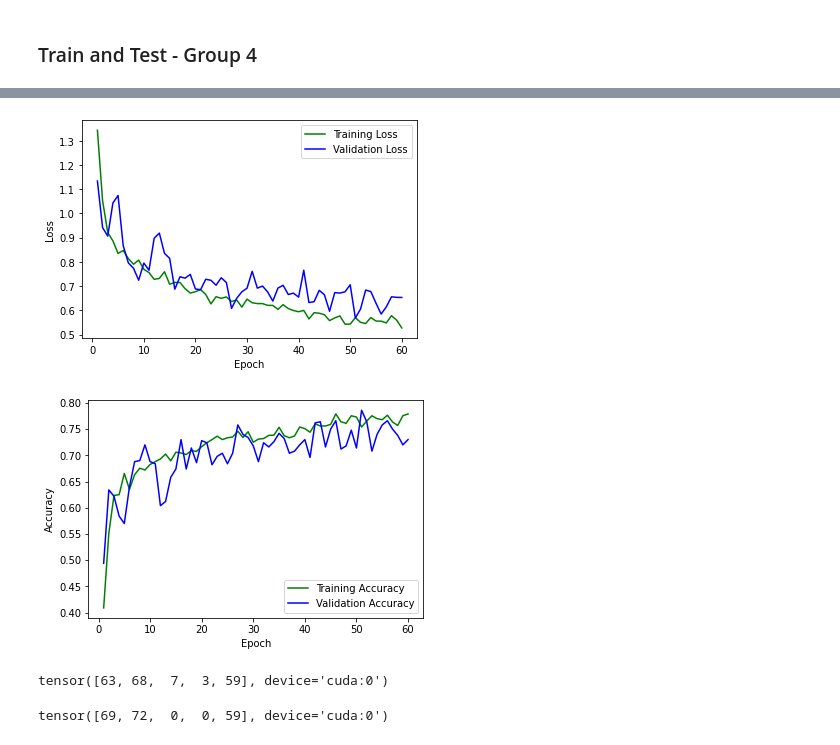
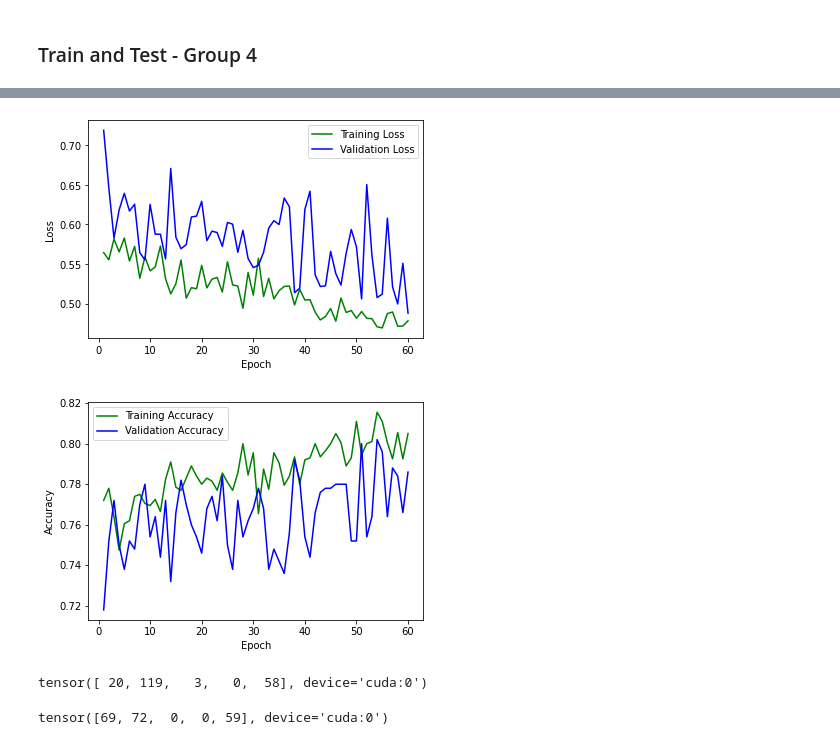
Before and after one commit to jmaness/csc591nn-projc1, a Jupyter notebook: c2.ipynb, the cells around one changed output, grey strips where cells are left out. Cells and saved outputs as stored; diff of their text form; code cells hidden in the pictures.

```diff
--- a/c2.ipynb
+++ b/c2.ipynb
@@ -819,7 +819,7 @@ Finished generating predictions to predictions_c2_g3.csv
 # %% [markdown]
 ### Train and Test - Group 4
 # %%
-model = get_model(1024, 0.5, 128, 0.5).to(device)
+#model = get_model(1024, 0.5, 128, 0.5).to(device)
 y_hat_test = train_and_test(model, group_4(), num_epochs=60)
 y_hat_test.bincount()
 # %% [output]
@@ -840,9 +840,9 @@ Best acc: 0.786000
 
 Metrics
 ----------
-[figure, old version]
+[figure, new version]
-[figure, old version]
+[figure, new version]
-tensor([63, 68,  7,  3, 59], device='cuda:0')
+tensor([ 20, 119,   3,   0,  58], device='cuda:0')
 # %%
 del model
 # %%
```
Also changed, not shown: parts of 1 cell of this notebook.
